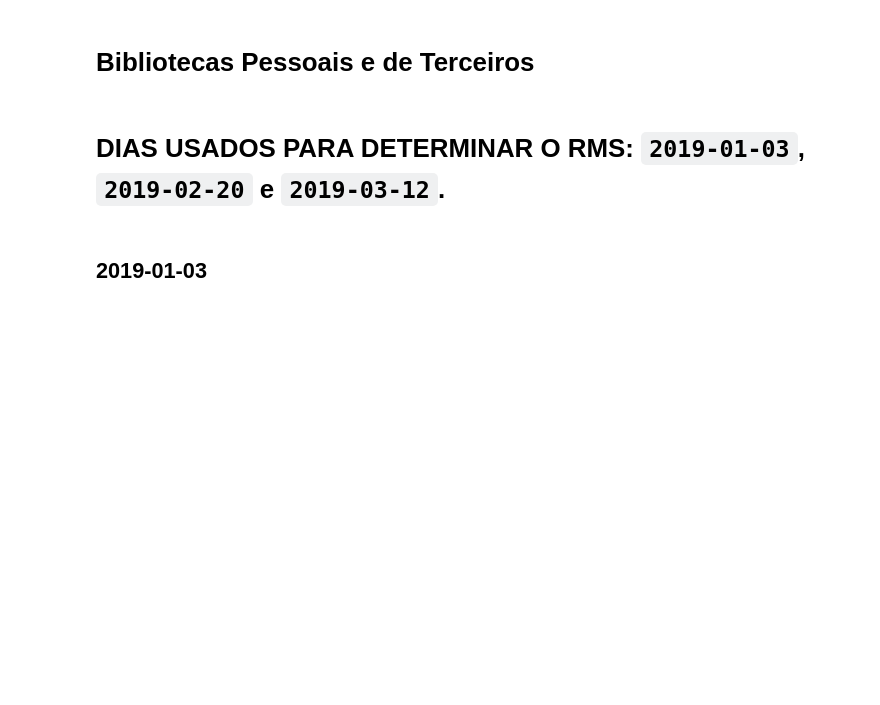
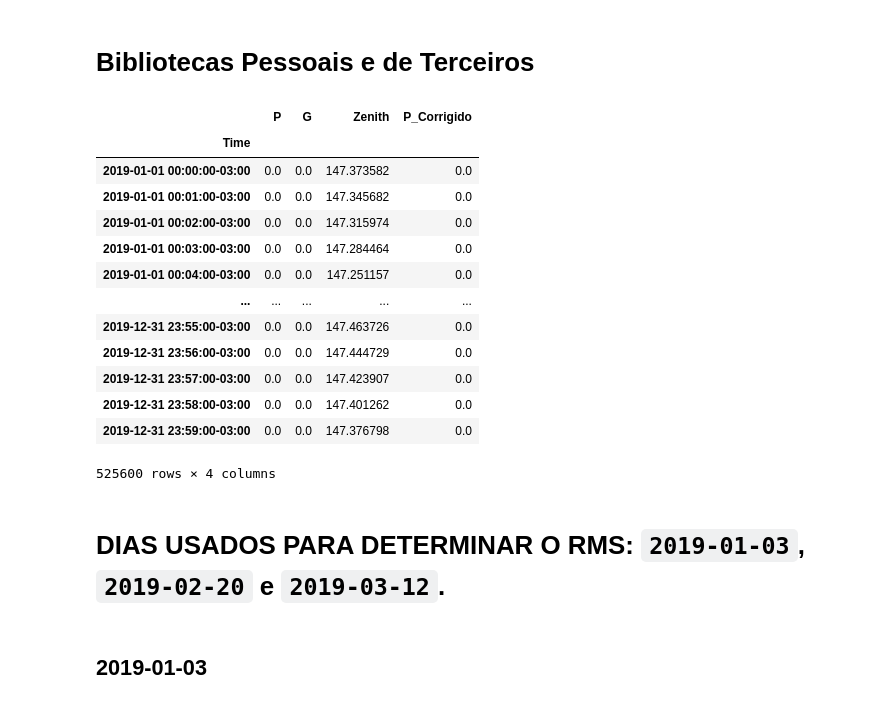
Before and after one commit to gustavodiasz/Modelagem_Dinamica_Usina_FV, a Jupyter notebook: Analise Dos Dados Da Usina De Petrolina.ipynb, the cells around one changed output. Drawn from its saved outputs; the diff is of its cells as text; code cells hidden in the pictures; blank space fills up the shorter version.

```diff
--- a/Analise Dos Dados Da Usina De Petrolina.ipynb
+++ b/Analise Dos Dados Da Usina De Petrolina.ipynb
@@ -26,6 +26,23 @@ PreencherNoites = FeatureEngineering()
 Reconstrutor = ReconstrutorUsinaSolar(col_p='P', col_g='G')
 st = PreencherNoites.Reindexa_AjustaOFusoHorario_AddColunaZenith_ZeraPeGaNoite(st_entrada=df_full, lat=-9.398611, lon=-40.50, angulo=88, angulo_painel=15, fuso_horario='America/Recife')
 st = Reconstrutor.reconstruir_para_k_constante(df=st, k_constante=0.8*2.5, tau=16.06, fc=0.00991 , nome_col_saida='P_Corrigido')
+# %%
+st.to_parquet('./DAD')
+# %% [output]
+|  | P | G | Zenith | P_Corrigido |
+| Time |  |  |  |  |
+| 2019-01-01 00:00:00-03:00 | 0.0 | 0.0 | 147.373582 | 0.0 |
+| 2019-01-01 00:01:00-03:00 | 0.0 | 0.0 | 147.345682 | 0.0 |
+| 2019-01-01 00:02:00-03:00 | 0.0 | 0.0 | 147.315974 | 0.0 |
+| 2019-01-01 00:03:00-03:00 | 0.0 | 0.0 | 147.284464 | 0.0 |
+| 2019-01-01 00:04:00-03:00 | 0.0 | 0.0 | 147.251157 | 0.0 |
+| ... | ... | ... | ... | ... |
+| 2019-12-31 23:55:00-03:00 | 0.0 | 0.0 | 147.463726 | 0.0 |
+| 2019-12-31 23:56:00-03:00 | 0.0 | 0.0 | 147.444729 | 0.0 |
+| 2019-12-31 23:57:00-03:00 | 0.0 | 0.0 | 147.423907 | 0.0 |
+| 2019-12-31 23:58:00-03:00 | 0.0 | 0.0 | 147.401262 | 0.0 |
+| 2019-12-31 23:59:00-03:00 | 0.0 | 0.0 | 147.376798 | 0.0 |
+525600 rows × 4 columns
 # %% [markdown]
 # DIAS USADOS PARA DETERMINAR O RMS: `2019-01-03`, `2019-02-20` e `2019-03-12`.
 # %% [markdown]
```
Also changed, not shown: 11 other files.
